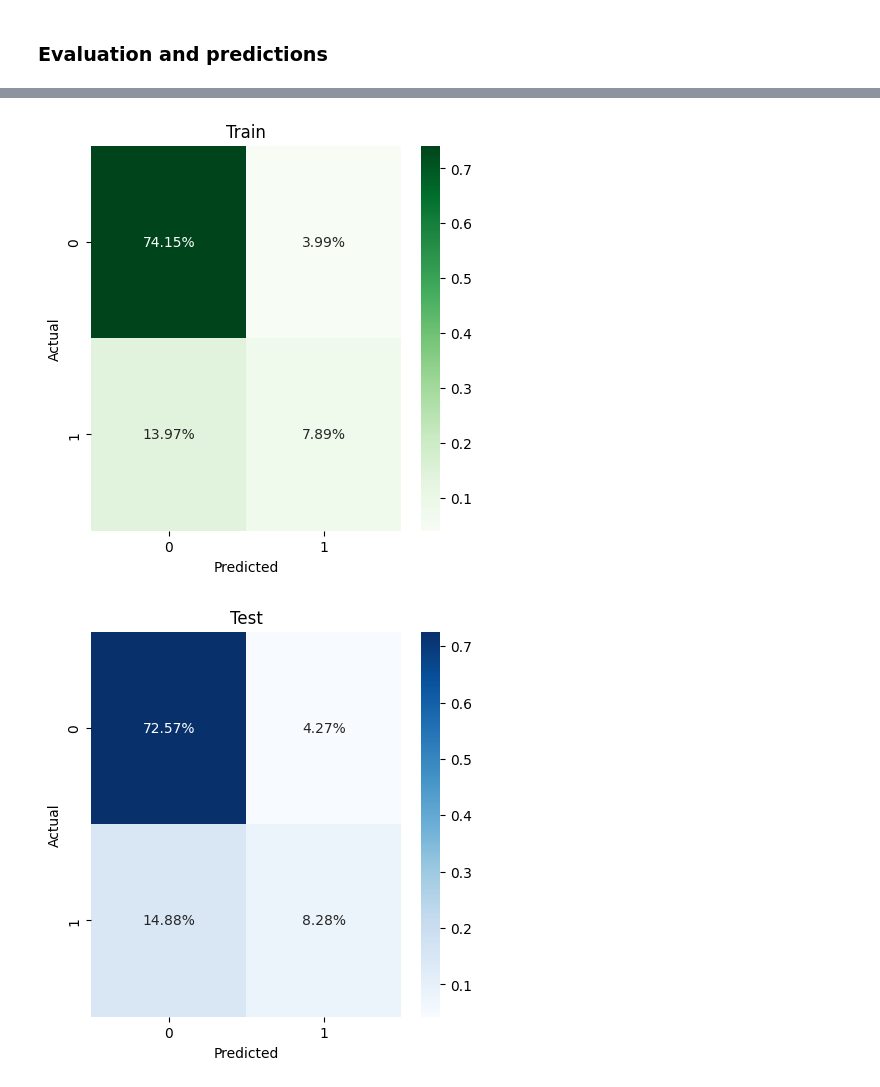
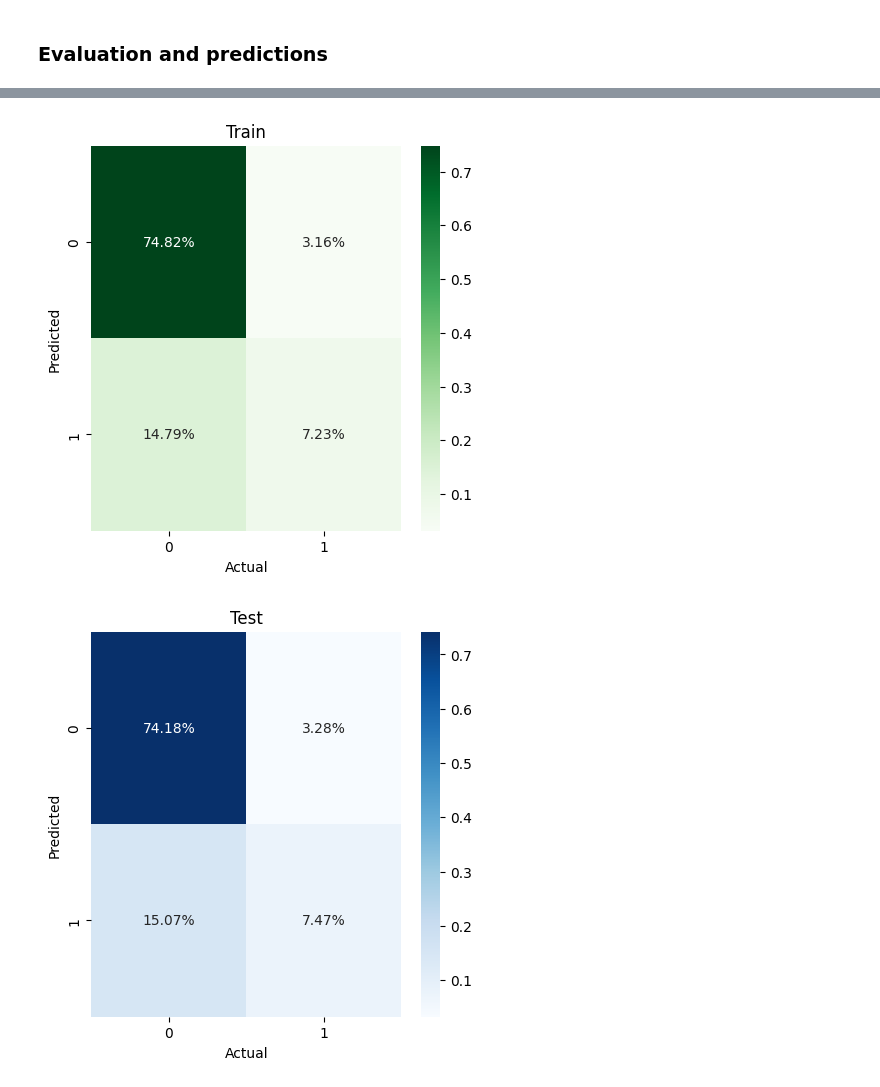
Before and after one commit to sebalexsmith/BBAN3001, a Jupyter notebook: Aritficial Neural Networks/Exercise 10.ipynb, the cells around one changed output, grey strips where cells are left out. Cells and saved outputs as stored; diff of their text form; code cells hidden in the pictures.

```diff
--- a/Aritficial Neural Networks/Exercise 10.ipynb
+++ b/Aritficial Neural Networks/Exercise 10.ipynb
@@ -158,5 +164,5 @@ model.compile(loss = 'sparse_categorical_crossentropy', optimizer = 'adam')
 # %%
-early_stop = EarlyStopping(monitor = 'loss', patience = 2, verbose = 1)
+early_stop = EarlyStopping(monitor = 'loss', patience = 3, verbose = 1)
 # %%
-history = model.fit(X_train, y_train, epochs = 5, batch_size = 1, callbacks = [early_stop])
+history = model.fit(X_train, y_train, epochs = 20, batch_size = 100, callbacks = [early_stop])
 # %% [output]
@@ -195,4 +209,4 @@ print(model.evaluate(X_test, y_test, verbose = 1))
 # %%
-y_pred_train = model.predict(X_train)
-y_pred_test = model.predict(X_test)
+y_pred_train = model.predict(X_train).round()
+y_pred_test = model.predict(X_test).round()
 # %% [output]
@@ -201,6 +215,3 @@ y_pred_test = model.predict(X_test)
-# %%
-y_pred_train = y_pred_train[:, 1].round()
-y_pred_test = y_pred_test[:, 1].round()
 # %%
 from sklearn.metrics import accuracy_score
 from sklearn.metrics import confusion_matrix
@@ -221,23 +232,23 @@ plt.figure(figsize = (5, 5))
 heatmap(cm_percent, annot = True, fmt = '.2%', cmap = 'Greens')
 
 plt.title('Train')
-plt.xlabel('Predicted')
-plt.ylabel('Actual')
+plt.ylabel('Predicted')
+plt.xlabel('Actual')
 plt.show()
 # %% [output]
-[figure, old version]
+[figure, new version]
 # %%
 # Heatmap of test set
 cm = confusion_matrix(y_test, y_pred_test)
 
 cm_percent = cm / len(y_test)
 
 plt.figure(figsize = (5, 5))
 heatmap(cm_percent, annot = True, fmt = '.2%', cmap = 'Blues')
 
 plt.title('Test')
-plt.xlabel('Predicted')
-plt.ylabel('Actual')
+plt.ylabel('Predicted')
+plt.xlabel('Actual')
 plt.show()
 # %% [output]
-[figure, old version]
+[figure, new version]
```
Also changed, not shown: parts of 10 cells of this notebook, 4 other files.
